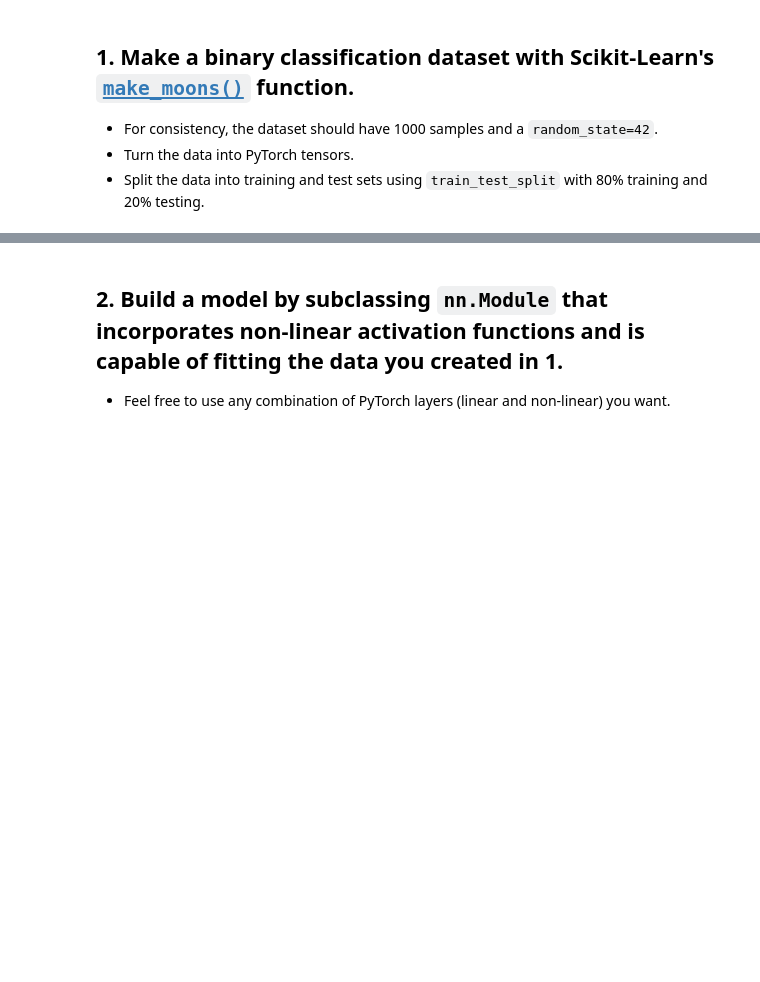
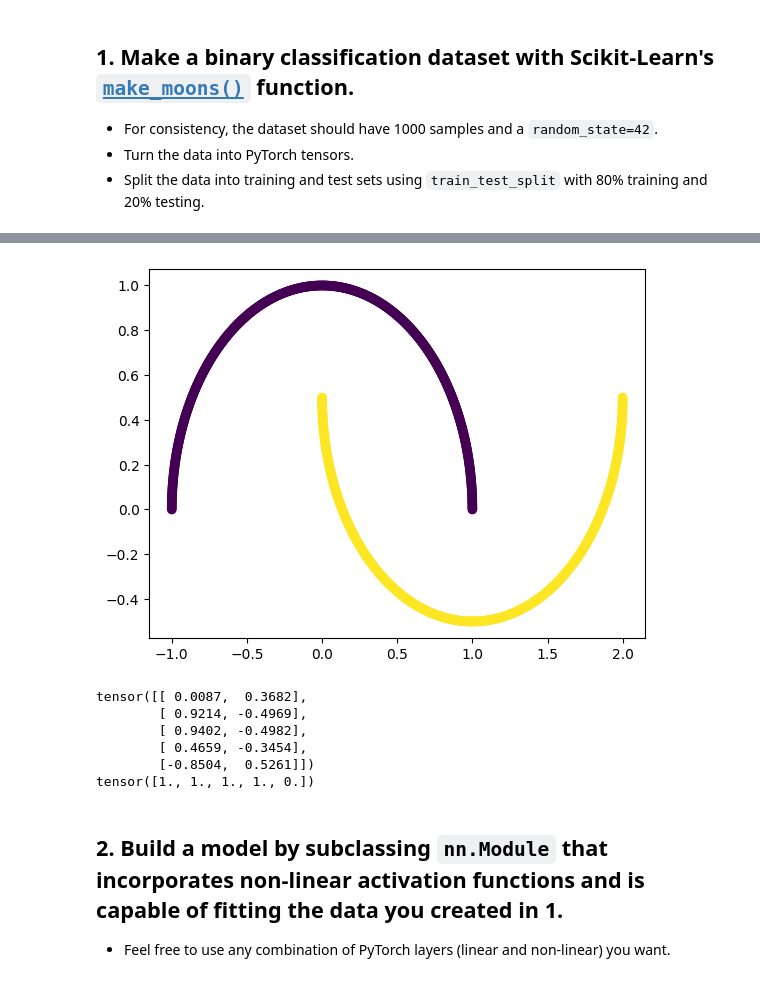
Before and after one commit to derekwangsz/PyTorch, a Jupyter notebook: exercises/02_pytorch_classification_exercises.ipynb, the cells around one changed output, grey strips where cells are left out. Saved outputs shown, nothing was run; the diff lists cells and outputs as text; code cells hidden in the pictures; blank space fills up the shorter version.

```diff
--- a/exercises/02_pytorch_classification_exercises.ipynb
+++ b/exercises/02_pytorch_classification_exercises.ipynb
@@ -34,3 +34,5 @@ cuda
 # %%
 # Create a dataset with Scikit-Learn's make_moons()
 from sklearn.datasets import make_moons
+
+X, y = make_moons(n_samples=1000, random_state=42)
@@ -39,0 +53,7 @@ import pandas as pd
+# %%
+# Turn data into a DataFrame
+import pandas as pd
+moons = pd.DataFrame({"X1": X[:, 0], # first coordinate in X coordinate pair (x)
+                      "X2": X[:, 1], # second coordinate in X coordinate pair (y)
+                      "label": y})
+moons.head()
@@ -40,12 +67,30 @@ import pandas as pd
 # %%
 # Visualize the data on a scatter plot
 import matplotlib.pyplot as plt
+plt.scatter(moons["X1"],
+            moons["X2"],
+            c=moons["label"]);
+# %% [output]
+[figure, added]
 # %%
 # Turn data into tensors of dtype float
+X = torch.from_numpy(X).type(torch.float)
+y = torch.from_numpy(y).type(torch.float)
 
+print(X[:5])
+print(y[:5])
 
 # Split the data into train and test sets (80% train, 20% test)
 from sklearn.model_selection import train_test_split
+
+X_train, X_test, y_train, y_test = train_test_split(X, y, test_size=0.2, random_state=42)
+# %% [output]
+tensor([[ 0.0087,  0.3682],
+        [ 0.9214, -0.4969],
+        [ 0.9402, -0.4982],
+        [ 0.4659, -0.3454],
+        [-0.8504,  0.5261]])
+tensor([1., 1., 1., 1., 0.])
 # %% [markdown]
 ## 2. Build a model by subclassing `nn.Module` that incorporates non-linear activation functions and is capable of fitting the data you created in 1.
   * Feel free to use any combination of PyTorch layers (linear and non-linear) you want.
```
Also changed, not shown: parts of 8 cells of this notebook.
